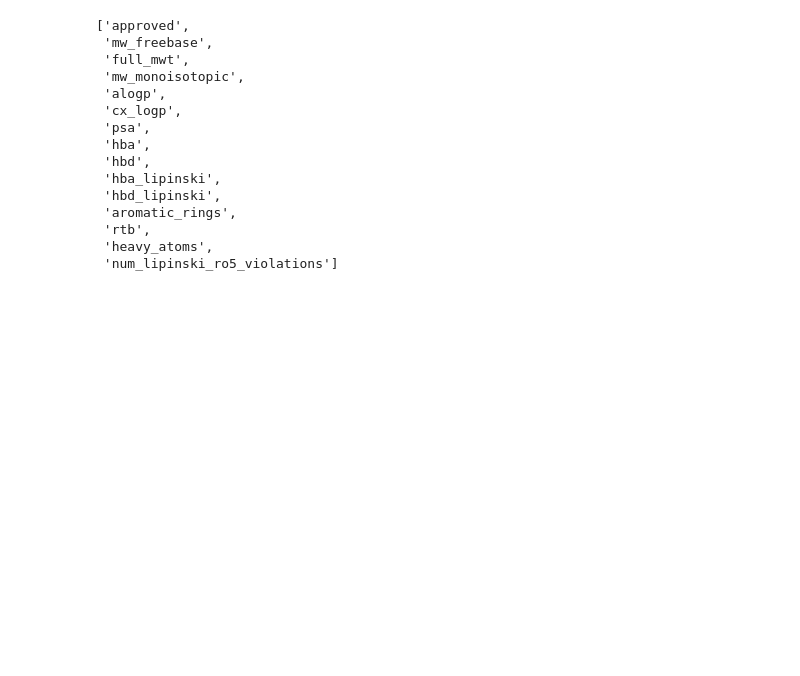
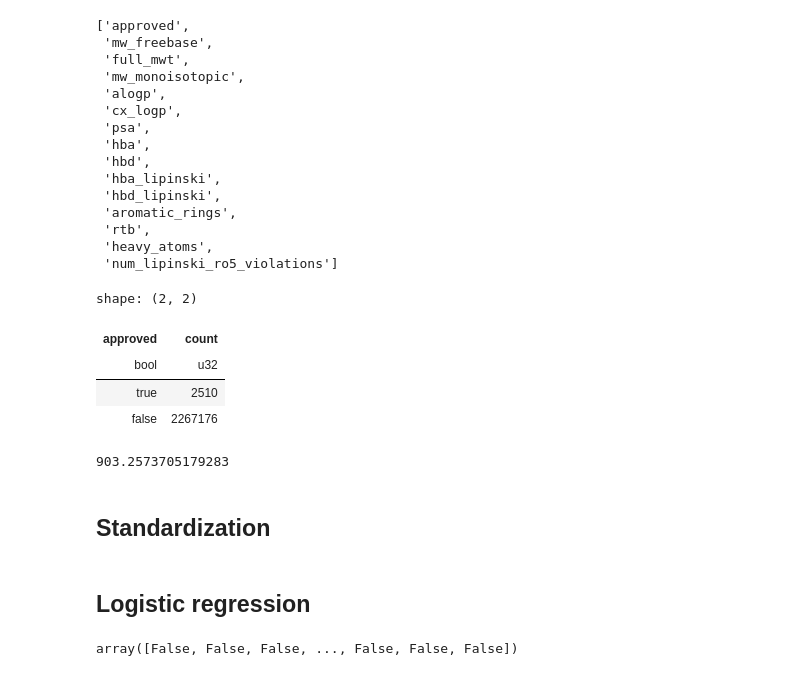
Before and after one commit to Martijn-Sturm/ads-code, a Jupyter notebook: scripts/lr.ipynb, the cells around one changed output. Saved outputs shown, nothing was run; the diff lists cells and outputs as text; code cells hidden in the pictures; blank space fills up the shorter version.

```diff
--- a/scripts/lr.ipynb
+++ b/scripts/lr.ipynb
@@ -40,3 +33,21 @@ df.columns
  'rtb',
  'heavy_atoms',
  'num_lipinski_ro5_violations']
+# %%
+
+label_counts = df.groupby("approved").count()
+label_counts
+# %% [output]
+shape: (2, 2)
+| approved | count |
+| bool | u32 |
+| true | 2510 |
+| false | 2267176 |
+# %%
+approved_count = label_counts.filter(pl.col("approved")== True).get_column("count").item()
+not_approved_count = label_counts.filter(pl.col("approved")== False).get_column("count").item()
+not_approved_count / approved_count
+# %% [output]
+903.2573705179283
+# %% [markdown]
+## Standardization
@@ -42,0 +57,7 @@ df.columns
+# %% [markdown]
+## Logistic regression
+# %%
+y = df.get_column("approved").to_numpy()
+y
+# %% [output]
+array([False, False, False, ..., False, False, False])
```
Also changed, not shown: parts of 14 cells of this notebook.
